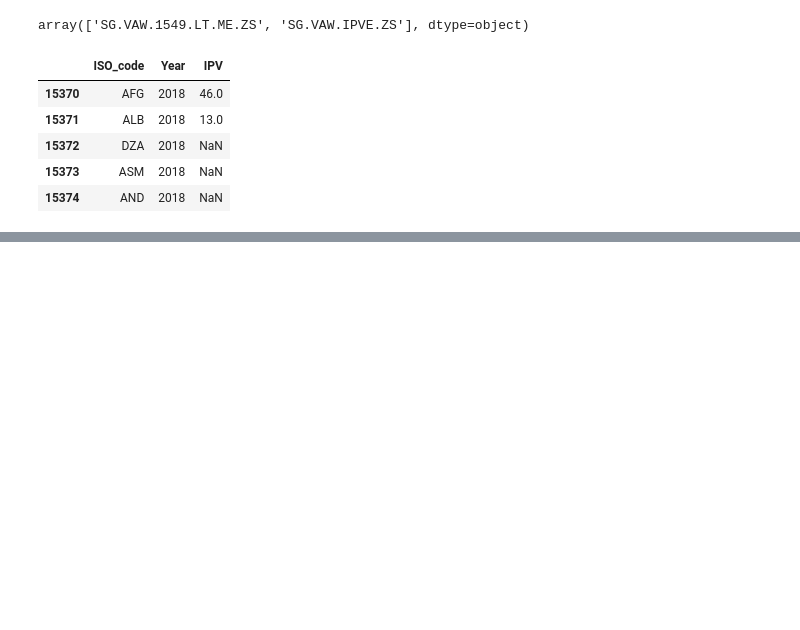
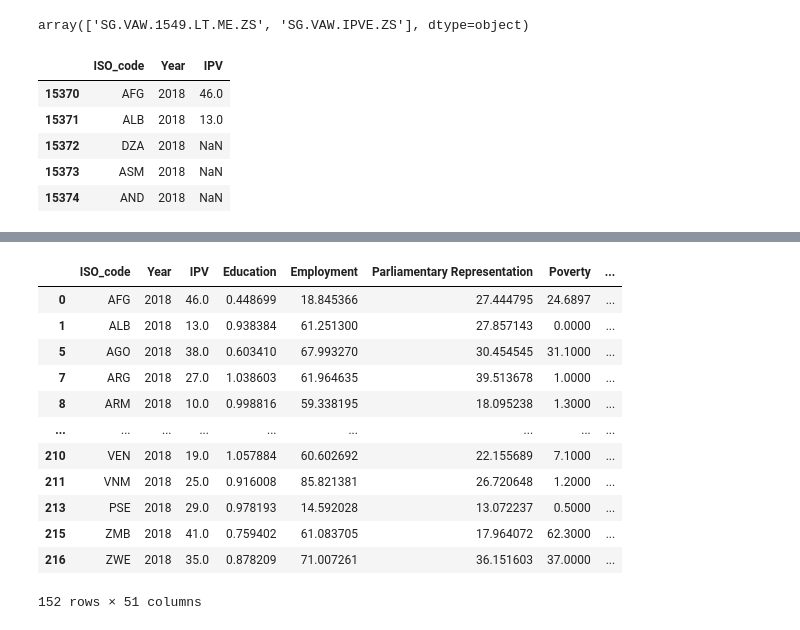
Before and after one commit to KatieBuc/WSI, a Jupyter notebook: notebooks/plot_ipv.ipynb, the cells around one changed output, grey strips where cells are left out. Saved outputs shown, nothing was run; the diff lists cells and outputs as text; code cells hidden in the pictures; blank space fills up the shorter version.

```diff
--- a/notebooks/plot_ipv.ipynb
+++ b/notebooks/plot_ipv.ipynb
@@ -149,0 +150,16 @@ plt.show()
+# %%
+merged
+# %% [output]
+|  | ISO_code | Year | IPV | Education | Employment | Parliamentary Representation | Poverty | ... |
+| 0 | AFG | 2018 | 46.0 | 0.448699 | 18.845366 | 27.444795 | 24.6897 | ... |
+| 1 | ALB | 2018 | 13.0 | 0.938384 | 61.251300 | 27.857143 | 0.0000 | ... |
+| 5 | AGO | 2018 | 38.0 | 0.603410 | 67.993270 | 30.454545 | 31.1000 | ... |
+| 7 | ARG | 2018 | 27.0 | 1.038603 | 61.964635 | 39.513678 | 1.0000 | ... |
+| 8 | ARM | 2018 | 10.0 | 0.998816 | 59.338195 | 18.095238 | 1.3000 | ... |
+| ... | ... | ... | ... | ... | ... | ... | ... | ... |
+| 210 | VEN | 2018 | 19.0 | 1.057884 | 60.602692 | 22.155689 | 7.1000 | ... |
+| 211 | VNM | 2018 | 25.0 | 0.916008 | 85.821381 | 26.720648 | 1.2000 | ... |
+| 213 | PSE | 2018 | 29.0 | 0.978193 | 14.592028 | 13.072237 | 0.5000 | ... |
+| 215 | ZMB | 2018 | 41.0 | 0.759402 | 61.083705 | 17.964072 | 62.3000 | ... |
+| 216 | ZWE | 2018 | 35.0 | 0.878209 | 71.007261 | 36.151603 | 37.0000 | ... |
+152 rows × 51 columns
```
Also changed, not shown: parts of 6 cells of this notebook, 11 other files.
